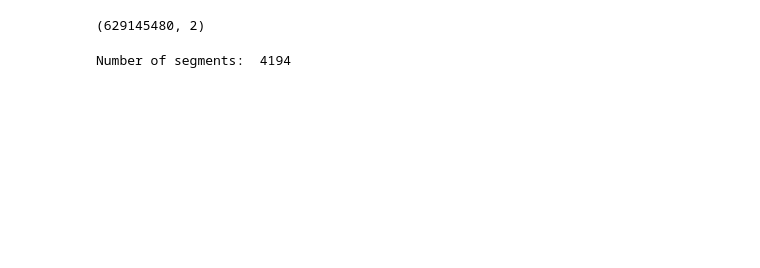
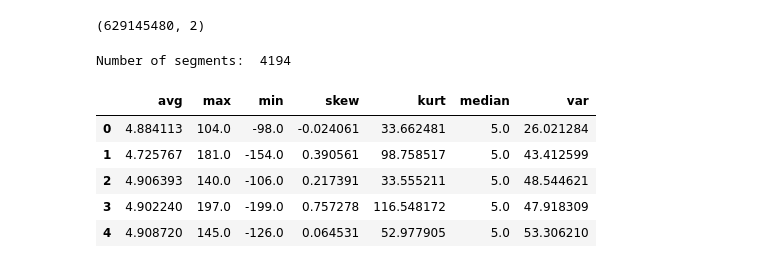
Before and after one commit to rszymani/kaggle-LANL-Earthquake-Prediction, a Jupyter notebook: StarterCodeTree.ipynb, the cells around one changed output. Saved outputs shown, nothing was run; the diff lists cells and outputs as text; code cells hidden in the pictures; blank space fills up the shorter version.

```diff
--- a/StarterCodeTree.ipynb
+++ b/StarterCodeTree.ipynb
@@ -43,0 +57,9 @@ for seg_id in tqdm_notebook(range(segments)):
+# %%
+train_X.head()
+# %% [output]
+|  | avg | max | min | skew | kurt | median | var |
+| 0 | 4.884113 | 104.0 | -98.0 | -0.024061 | 33.662481 | 5.0 | 26.021284 |
+| 1 | 4.725767 | 181.0 | -154.0 | 0.390561 | 98.758517 | 5.0 | 43.412599 |
+| 2 | 4.906393 | 140.0 | -106.0 | 0.217391 | 33.555211 | 5.0 | 48.544621 |
+| 3 | 4.902240 | 197.0 | -199.0 | 0.757278 | 116.548172 | 5.0 | 47.918309 |
+| 4 | 4.908720 | 145.0 | -126.0 | 0.064531 | 52.977905 | 5.0 | 53.306210 |
```
Also changed, not shown: parts of 8 cells of this notebook.
